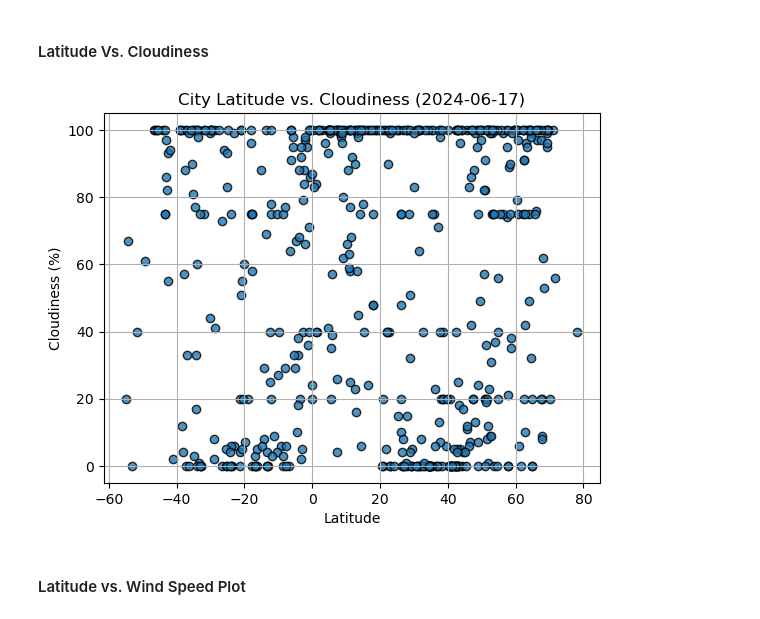
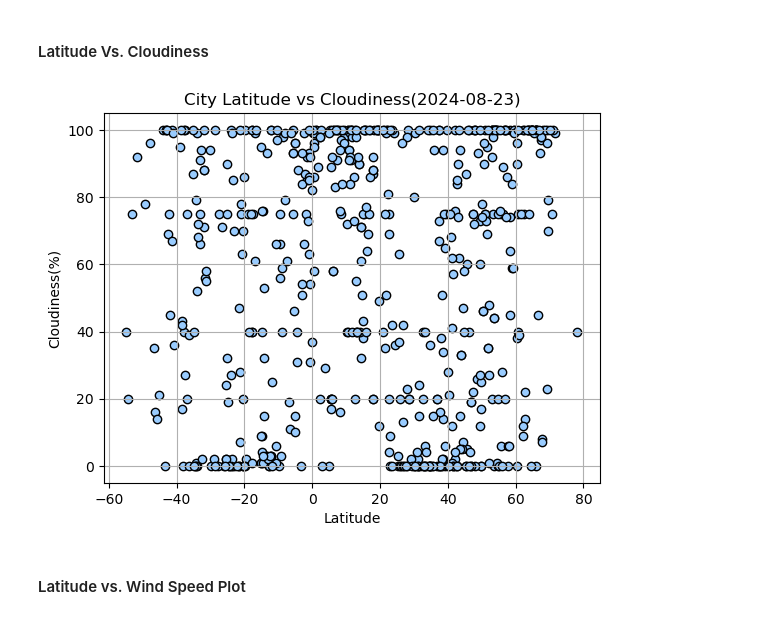
Before and after one commit to Ordannia/python-api-challenge, a Jupyter notebook: WeatherPy/WeatherPy.ipynb, the cells around one changed output. Saved outputs shown, nothing was run; the diff lists cells and outputs as text; code cells hidden in the pictures.

```diff
--- a/WeatherPy/WeatherPy.ipynb
+++ b/WeatherPy/WeatherPy.ipynb
@@ -243,18 +264,28 @@ plt.show()
 #### Latitude Vs. Cloudiness
 # %%
 # Build the scatter plots for latitude vs. cloudiness
+lat = city_data_df["Lat"]
+cloudiness = city_data_df["Cloudiness"]
+
+plt.scatter(lat, cloudiness, marker="o", facecolors="#99CCFF", edgecolors="black")
 # YOUR CODE HERE
 
 # Incorporate the other graph properties
+plt.title("City Latitude vs Cloudiness(2024-08-23)")
+
+plt.grid()
+
+plt.xlabel("Latitude")
+plt.ylabel("Cloudiness(%)")
 # YOUR CODE HERE
 
 # Save the figure
-plt.savefig("output_data/Fig3.png")
+plt.savefig("../output_data/Fig3.png")
 
 # Show plot
 plt.show()
 # %% [output]
-[figure, old version]
+[figure, new version]
 # %% [markdown]
 #### Latitude vs. Wind Speed Plot
 # %%
```
Also changed, not shown: parts of 37 cells of this notebook, 5 other files.
